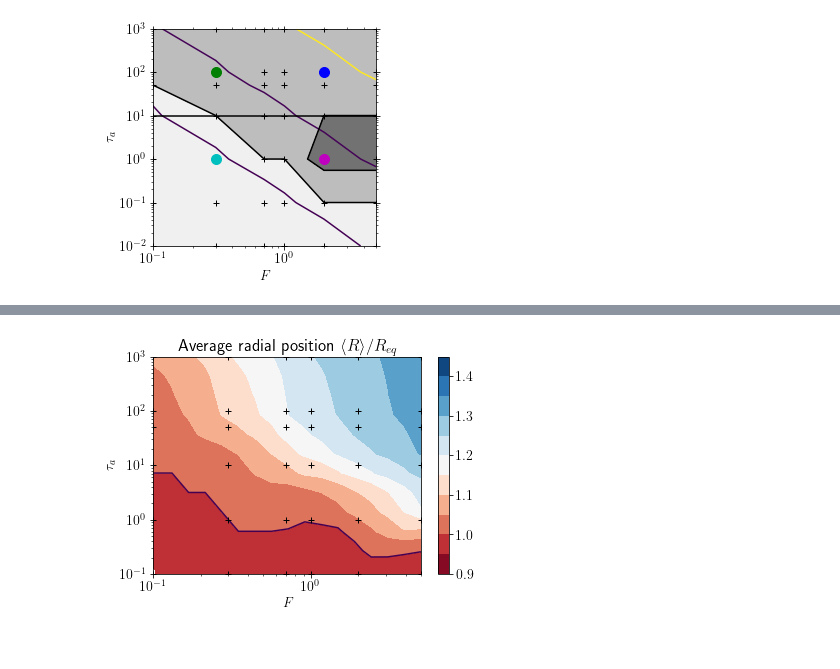
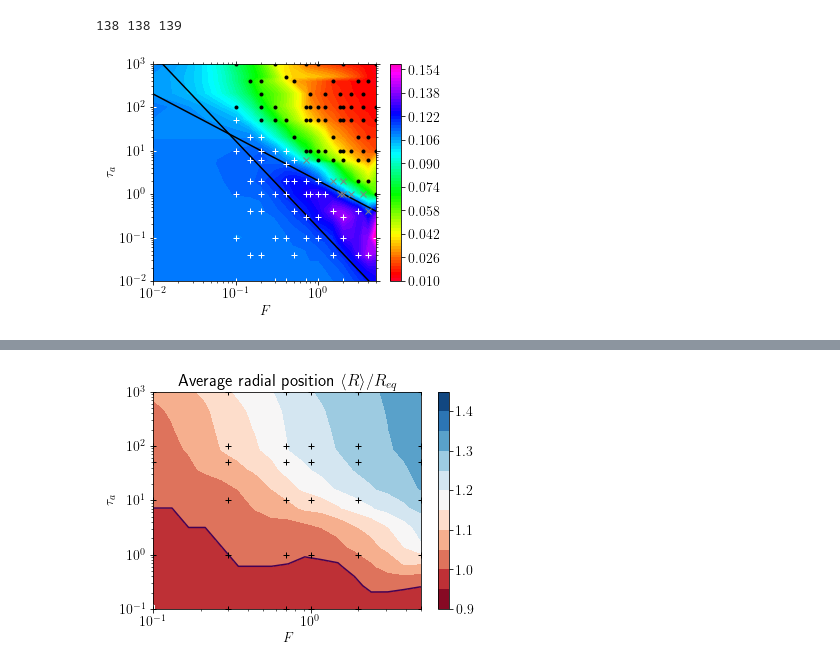
Before and after one commit to s-brahmachari/Active-noise-simulations, a Jupyter notebook: analysis_codes/plot-RDP.ipynb, the cells around one changed output, grey strips where cells are left out. Saved outputs shown, nothing was run; the diff lists cells and outputs as text; code cells hidden in the pictures.

```diff
--- a/analysis_codes/plot-RDP.ipynb
+++ b/analysis_codes/plot-RDP.ipynb
@@ -11,6 +12,10 @@ import matplotlib.ticker as ticker
 import matplotlib.tri as tri
 import decimal
 from scipy.integrate import simps
+# %%
+def moving_avg(x_data,window):
+    # return x_data
+    return np.convolve(x_data,np.ones(int(window)),'valid')/window
 # %%
 mpl.rcParams.update({'font.size':14, 'text.usetex':True})
 fig,[ax1,ax2,ax]=plt.subplots(1,3,figsize=(15,4),gridspec_kw={'wspace':0.4, 'hspace':0.4})
@@ -140,41 +186,57 @@ for (name,tp) in [('low',0.01)]:#,('mid',1.0), ('high',100.)]:
 # %%
-fig,ax=plt.subplots(1,1,figsize=(4,4),gridspec_kw={'wspace':0.4, 'hspace':0.4})
+fig,ax=plt.subplots(1,1,figsize=(5,4),gridspec_kw={'wspace':0.4, 'hspace':0.4})
 ax.clear()
+print(len(conf), len(betas), len(Rpp))
+# Xi,Yi=np.meshgrid(np.geomspace(0.01,5,40),np.logspace(-2,3,40))
+Xi,Yi=np.meshgrid(np.unique(Fs),np.unique(Tas))
+# Xi,Yi=np.meshgrid(np.unique(conf),np.unique(betas))
+Xp,Yp=np.meshgrid(np.logspace(-4,1,100), np.logspace(-4,4,100))
+triang=tri.Triangulation(Fs,Tas)
+# triang=tri.Triangulation(conf,betas)
+interpZ=tri.LinearTriInterpolator(triang,np.array(Rpp))
+Zi=interpZ(Xi,Yi)
+plt.contourf(Xi, Yi, Zi, levels=np.arange(0.01,0.16,0.002),cmap='gist_rainbow',)
+plt.colorbar()
+plt.contour(Xp,Yp,Xp**2*Yp/(0.1*0.0083*200), levels=[1],colors='k',)
+plt.contour(Xp,Yp,Xp*Yp/(0.1*20), levels=[1],colors='k',)
+# plt.contour(Xi,Yi,Xi*Yi/(0.1*40), levels=[1],colors='k',alpha=0.3)
 
-# Xi,Yi=np.meshgrid(np.geomspace(0.01,5,20),np.logspace(-2,3,20))
-Xi,Yi=np.meshgrid(np.unique(Fs),np.unique(Tas))
-triang=tri.Triangulation(Fs,Tas)
-interpZ=tri.LinearTriInterpolator(triang,np.array(Rp))
-Zi=interpZ(Xi,Yi)
-plt.contourf(Xi, Yi, Zi, levels=np.arange(0.,5,1),cmap='Greys')
-plt.contour(Xi,Yi,Xi**2*Yi/(0.1*0.0083*200), levels=[1,100,1e4])
-# plt.colorbar()
+for ix in range(len(Fs)):
+    if Rp[ix]=='eq-like':
+        plt.plot(Fs[ix],Tas[ix],'w+',)
+    elif Rp[ix]=='boundary-peak':
+        plt.plot(Fs[ix],Tas[ix],'k.',)
+    elif Rp[ix]=='coex':
+        plt.plot(Fs[ix],Tas[ix],'x',c='0.5')
+    # elif Rp[ix]==3:
+    #     plt.plot(Fs[ix],Tas[ix],'k.',)
 
 # interpZp=tri.LinearTriInterpolator(triang,np.around(np.array(Rpp), 3))
 # Zp=interpZp(Xi,Yi)
 # plt.contourf(Xi, Yi, Zp, levels=[0,1,2], hatches=['/','.','////'], colors='None')
 # plt.colorbar()
-plt.contour(Xi, Yi, Zi, levels=[1,2,3], colors='k')
+# plt.contour(Xi, Yi, Zi, levels=[1,], colors='k')
 # plt.contour(Xi, Yi, Zp, levels=[1.], colors='k')
 # cs= plt.contour(Xi,Yi,Xi**2*Yi/(0.1*0.0083*T0), colors='k', levels=[1, 10,1e2,1e3],)
 
 # plt.clabel(cs, cs.levels, inline=True,fmt=fmt, fontsize=16)
-plt.plot(Fs,Tas,'k+',)
-for fval,taval,lc in [(0.0,1.0,'r'),(0.3,1,'c'),(2,1,'m'),(2,100,'b'),(0.3,100,'g')]:
-    plt.plot(fval,taval,'o',markersize=10,color=lc)
+# plt.plot(Fs,Tas,'k+',)
+# for fval,taval,lc in [(0.0,1.0,'r'),(0.3,1,'c'),(2,1,'m'),(2,100,'b'),(0.3,100,'g')]:
+    # plt.plot(fval,taval,'o',markersize=10,color=lc)
 
 plt.xlabel('$F$')
 plt.ylabel('$\\tau_a$')
 # plt.xlim(1,1e3)
 
 plt.loglog()
 # plt.title('Average radial position $\\langle R\\rangle/R_{eq}$')
-plt.xlim(0.1,5)
+plt.xlim(0.01,5)
 plt.ylim(0.01,1e3)
-plt.axhline(10,c='k')
+# plt.axhline(10,c='k')
 plt.savefig(fpath+'plots/RDP_regime_diag.png', dpi=300, bbox_inches='tight')
 # %% [output]
+138 138 139
-[figure, old version]
+[figure, new version]
 # %%
 ind=4
 
```
Also changed, not shown: parts of 4 cells of this notebook, 5 other files.
